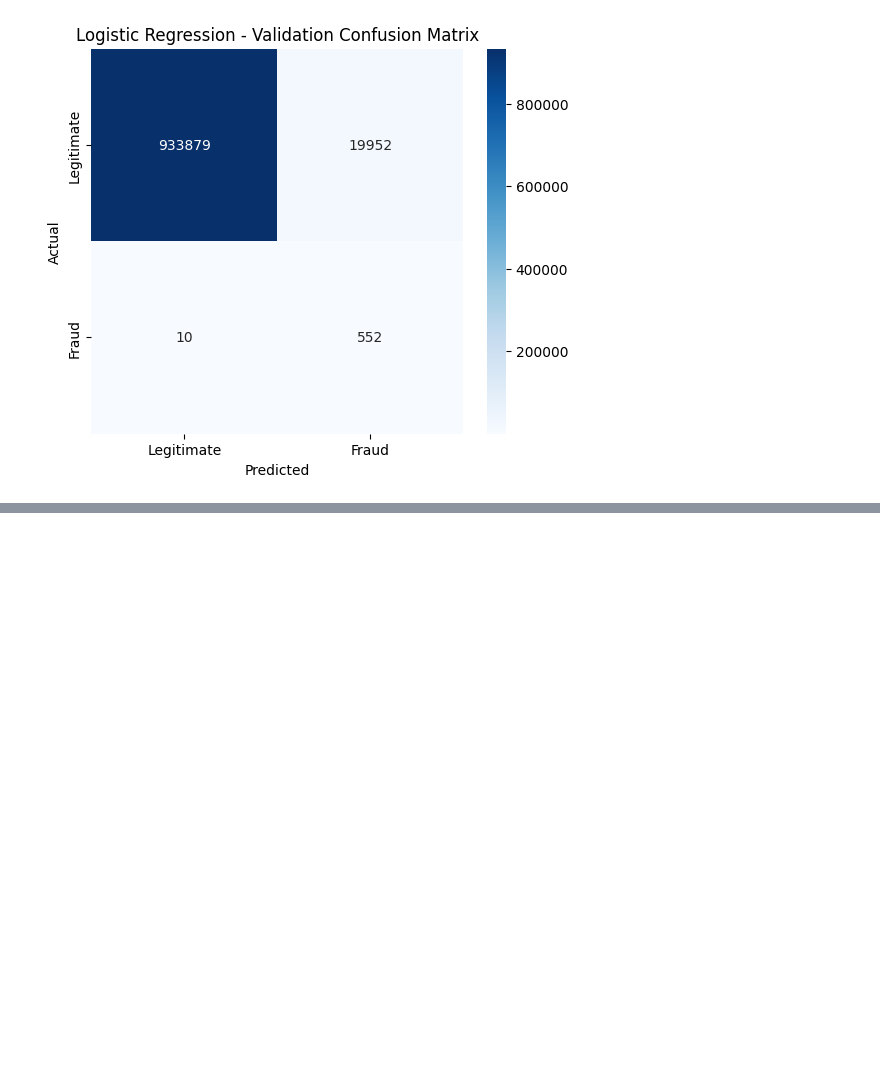
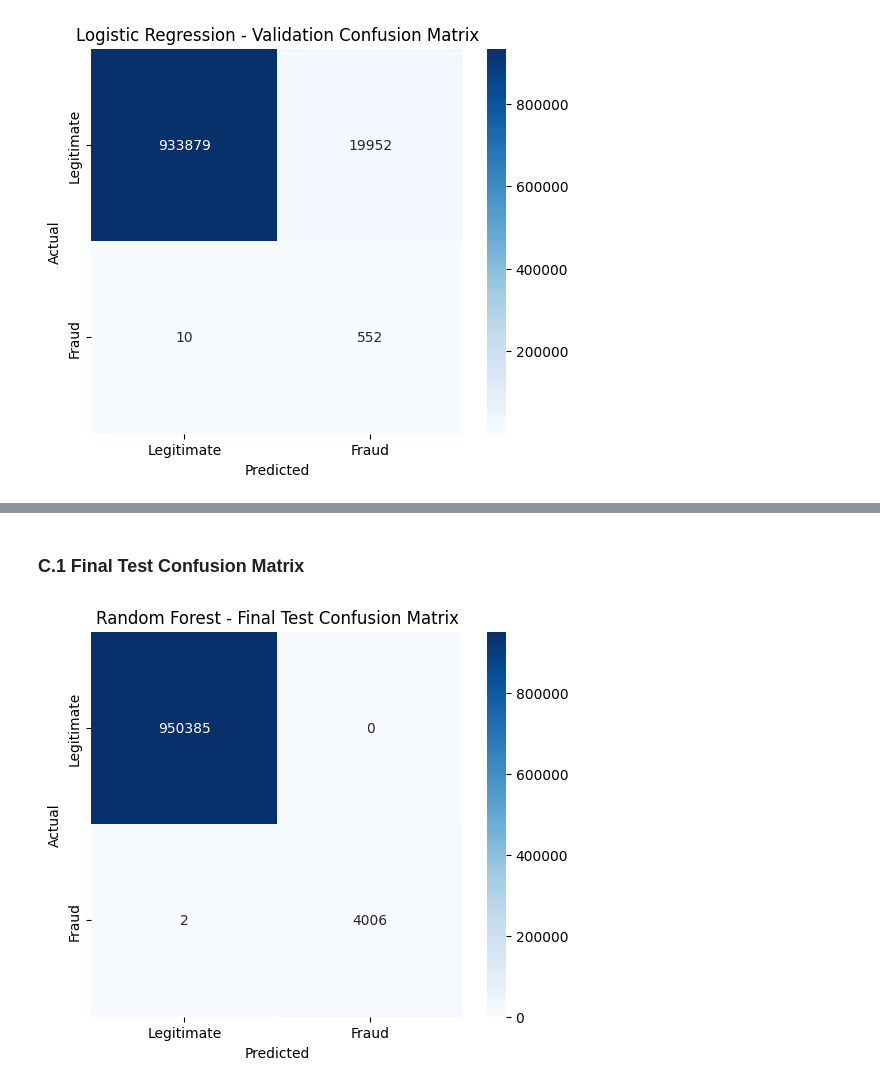
Before and after one commit to aniketkumar112sonu-ui/fraud-detection-risk-engine, a Jupyter notebook: notebook_03_fraud_detection_final.ipynb, the cells around one changed output, grey strips where cells are left out. Drawn from its saved outputs; the diff is of its cells as text; code cells hidden in the pictures; blank space fills up the shorter version.

```diff
--- a/notebook_03_fraud_detection_final.ipynb
+++ b/notebook_03_fraud_detection_final.ipynb
@@ -301,0 +545,13 @@ plt.show()
+# %%
+# Apply the selected threshold to the untouched test set
+rf_test_proba = rf_pipeline.predict_proba(X_test)[:, 1]
+
+rf_test_pred = (rf_test_proba >= best_threshold).astype(int)
+
+print("Final Test Results")
+print("------------------")
+print("Precision:", precision_score(y_test, rf_test_pred))
+print("Recall:", recall_score(y_test, rf_test_pred))
+print("F1-score:", f1_score(y_test, rf_test_pred))
+print("ROC-AUC:", roc_auc_score(y_test, rf_test_proba))
+print("PR-AUC:", average_precision_score(y_test, rf_test_proba))
@@ -301,0 +566,23 @@ plt.show()
+# %% [markdown]
+### C.1 Final Test Confusion Matrix
+# %%
+cm = confusion_matrix(y_test, rf_test_pred)
+
+plt.figure(figsize=(6, 5))
+
+sns.heatmap(
+    cm,
+    annot=True,
+    fmt="d",
+    cmap="Blues",
+    xticklabels=["Legitimate", "Fraud"],
+    yticklabels=["Legitimate", "Fraud"]
+)
+
+plt.title("Random Forest - Final Test Confusion Matrix")
+plt.xlabel("Predicted")
+plt.ylabel("Actual")
+
+plt.show()
+# %% [output]
+[figure, added]
```
Also changed, not shown: parts of 28 cells of this notebook.
